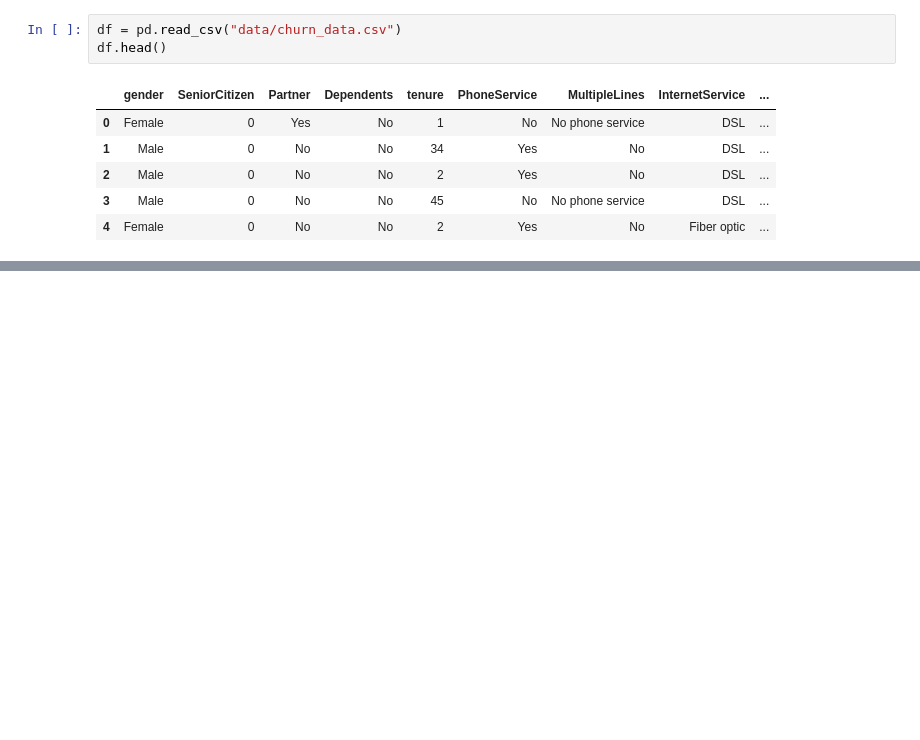
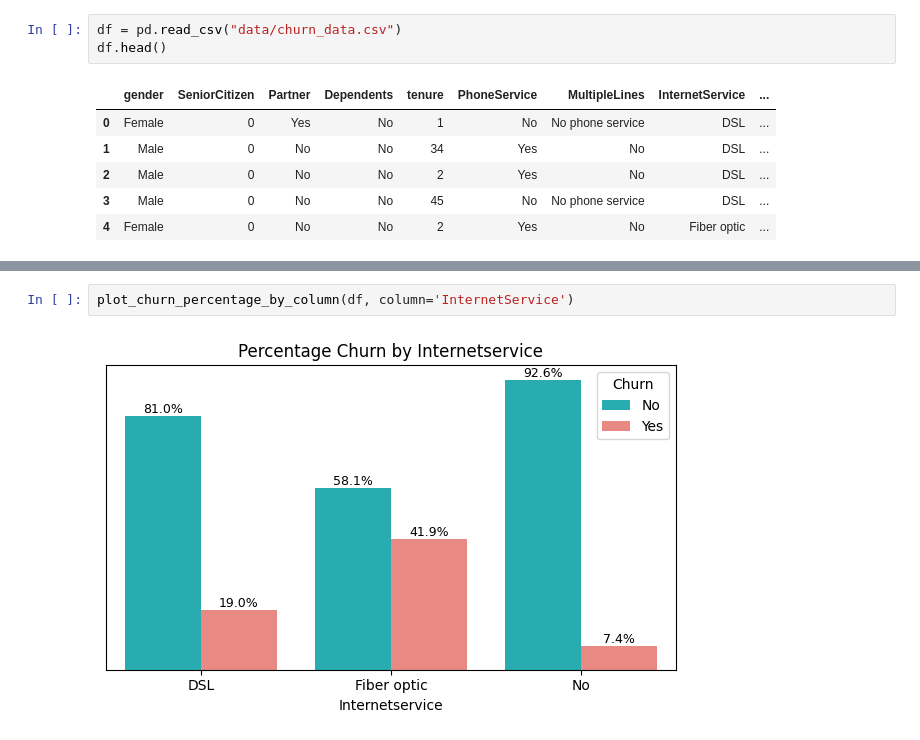
Before and after one commit to NandiniKodali988/SurvivalAnalysis_Churn, a Jupyter notebook: EDA.ipynb, the cells around one changed output, grey strips where cells are left out. Cells and saved outputs as stored; diff of their text form; blank space fills up the shorter version.

```diff
--- a/EDA.ipynb
+++ b/EDA.ipynb
@@ -114,0 +80,4 @@ plt.show()
+# %%
+plot_churn_percentage_by_column(df, column='InternetService')
+# %% [output]
+[figure, added]
```
Also changed, not shown: parts of 9 cells of this notebook, 7 other files.
